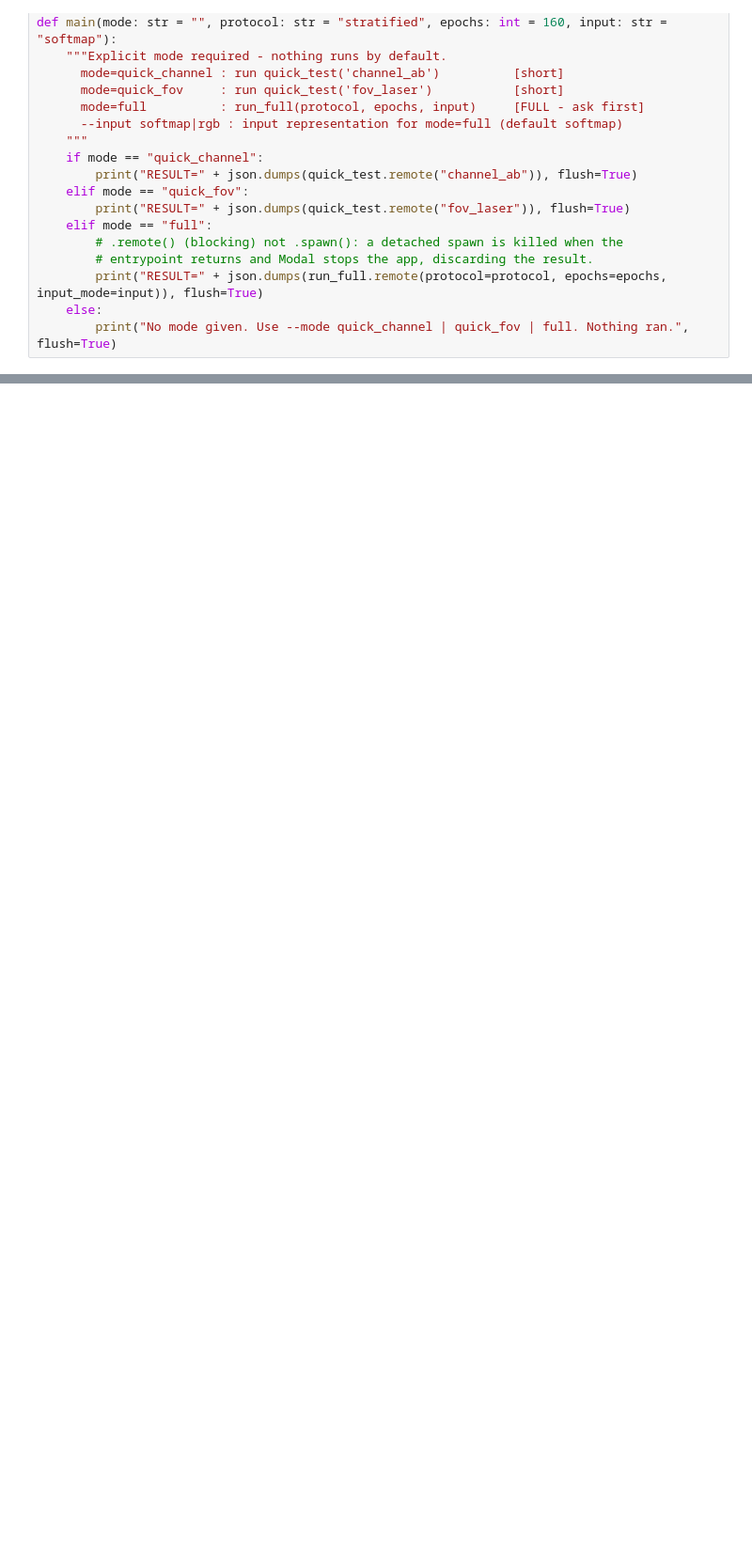
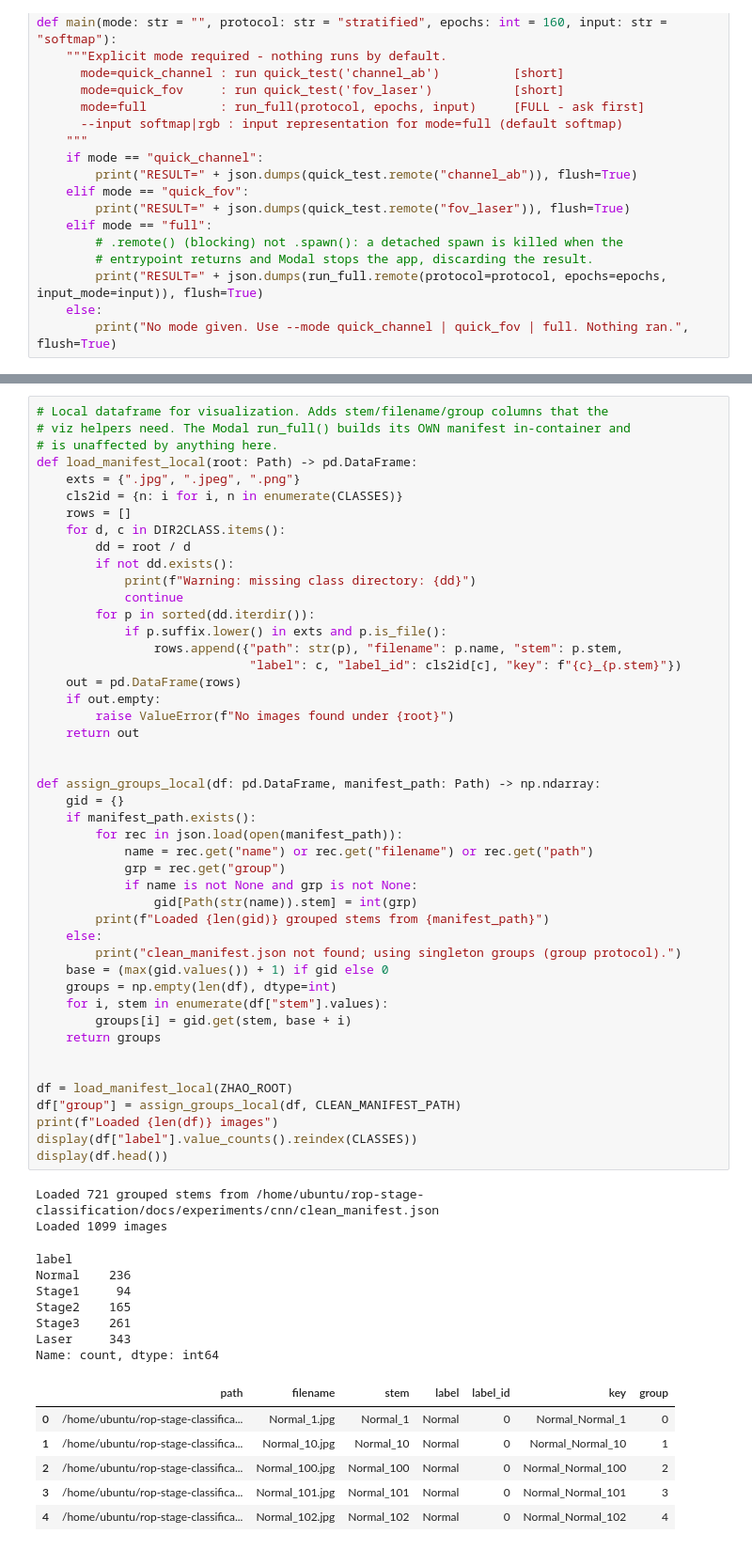
Before and after one commit to ghiffaribraviah/rop-stage-classification, a Jupyter notebook: rop-stage-classification-champ.ipynb, the cells around one changed output, grey strips where cells are left out. Shown at 94% size. Drawn from its saved outputs; the diff is of its cells as text; blank space fills up the shorter version.

```diff
--- a/rop-stage-classification-champ.ipynb
+++ b/rop-stage-classification-champ.ipynb
@@ -450,0 +557,62 @@ def main(mode: str = "", protocol: str = "stratified", epochs: int = 160, input:
+# %%
+# Local dataframe for visualization. Adds stem/filename/group columns that the
+# viz helpers need. The Modal run_full() builds its OWN manifest in-container and
+# is unaffected by anything here.
+def load_manifest_local(root: Path) -> pd.DataFrame:
+    exts = {".jpg", ".jpeg", ".png"}
+    cls2id = {n: i for i, n in enumerate(CLASSES)}
+    rows = []
+    for d, c in DIR2CLASS.items():
+        dd = root / d
+        if not dd.exists():
+            print(f"Warning: missing class directory: {dd}")
+            continue
+        for p in sorted(dd.iterdir()):
+            if p.suffix.lower() in exts and p.is_file():
+                rows.append({"path": str(p), "filename": p.name, "stem": p.stem,
+                             "label": c, "label_id": cls2id[c], "key": f"{c}_{p.stem}"})
+    out = pd.DataFrame(rows)
+    if out.empty:
+        raise ValueError(f"No images found under {root}")
+    return out
+
+
+def assign_groups_local(df: pd.DataFrame, manifest_path: Path) -> np.ndarray:
+    gid = {}
+    if manifest_path.exists():
+        for rec in json.load(open(manifest_path)):
+            name = rec.get("name") or rec.get("filename") or rec.get("path")
+            grp = rec.get("group")
+            if name is not None and grp is not None:
+                gid[Path(str(name)).stem] = int(grp)
+        print(f"Loaded {len(gid)} grouped stems from {manifest_path}")
+    else:
+        print("clean_manifest.json not found; using singleton groups (group protocol).")
+    base = (max(gid.values()) + 1) if gid else 0
+    groups = np.empty(len(df), dtype=int)
+    for i, stem in enumerate(df["stem"].values):
+        groups[i] = gid.get(stem, base + i)
+    return groups
+
+
+df = load_manifest_local(ZHAO_ROOT)
+df["group"] = assign_groups_local(df, CLEAN_MANIFEST_PATH)
+print(f"Loaded {len(df)} images")
+display(df["label"].value_counts().reindex(CLASSES))
+display(df.head())
+# %% [output]
+Loaded 721 grouped stems from /home/ubuntu/rop-stage-classification/docs/experiments/cnn/clean_manifest.json
+Loaded 1099 images
+label
+Normal    236
+Stage1     94
+Stage2    165
+Stage3    261
+Laser     343
+Name: count, dtype: int64
+|  | path | filename | stem | label | label_id | key | group |
+| 0 | /home/ubuntu/rop-stage-classifica... | Normal_1.jpg | Normal_1 | Normal | 0 | Normal_Normal_1 | 0 |
+| 1 | /home/ubuntu/rop-stage-classifica... | Normal_10.jpg | Normal_10 | Normal | 0 | Normal_Normal_10 | 1 |
+| 2 | /home/ubuntu/rop-stage-classifica... | Normal_100.jpg | Normal_100 | Normal | 0 | Normal_Normal_100 | 2 |
+| 3 | /home/ubuntu/rop-stage-classifica... | Normal_101.jpg | Normal_101 | Normal | 0 | Normal_Normal_101 | 3 |
+| 4 | /home/ubuntu/rop-stage-classifica... | Normal_102.jpg | Normal_102 | Normal | 0 | Normal_Normal_102 | 4 |
```
Also changed, not shown: parts of 14 cells of this notebook, 26 other files.
